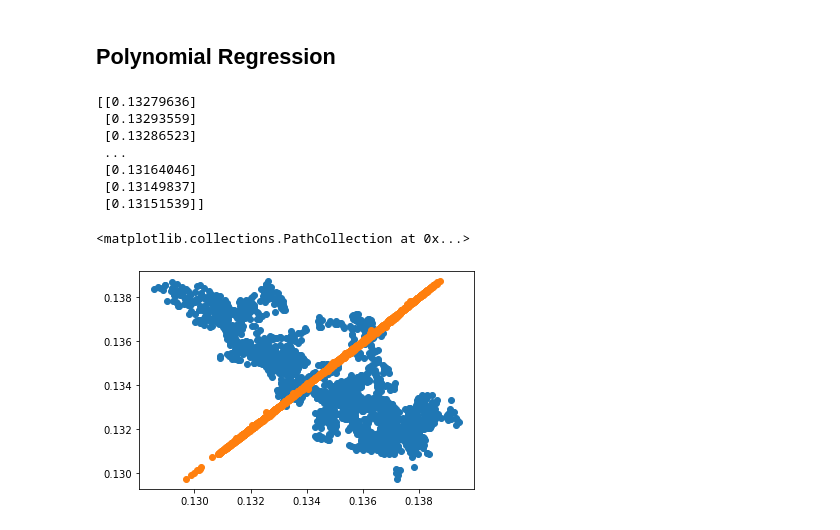
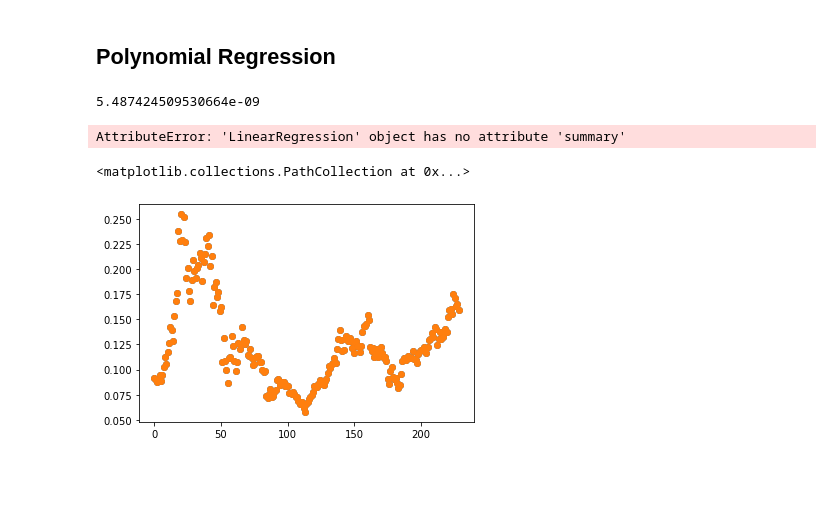
Before and after one commit to Stillerman/VET-Price-Prediction, a Jupyter notebook: Final Project.ipynb, the cells around one changed output. Cells and saved outputs as stored; diff of their text form; code cells hidden in the pictures; blank space fills up the shorter version.

Commit message:
Adapted Final Project with new data

```diff
--- a/Final Project.ipynb
+++ b/Final Project.ipynb
@@ -99,34 +112,61 @@ Text(0, 0.5, 'Precision')
 # %% [markdown]
 ## Polynomial Regression
+# %%
+X_train, X_test, y_train, y_test = train_test_split(df, y_Reg_VET, test_size=0.20, random_state=0, shuffle=False)
 # %%
 # WIP Polynomial Regression as another way to model our data
 poly = PolynomialFeatures(degree=2)
-X_poly = poly.fit_transform(x)
+X_poly = poly.fit_transform(df)
 X_test_poly = poly.fit_transform(X_test)
 
 lg = LinearRegression()
 
 # Fit
-lg.fit(X_poly, y_VET.reshape(-1, 1))
+lg.fit(X_poly, y_Reg_VET)
 
 # Obtain coefficients
 # print(lg.coef_)
 
 # Predict
 predictions_poly = lg.predict(X_test_poly)
-print(predictions_poly)
+# print(predictions_poly)
+
+lg.score(X_poly, y_Reg_VET)
+
+# RMSE Root-mean-square deviation
+print(np.sqrt(mean_squared_error(y_test, predictions_poly)))
+
+# Plotting the Least Squares Line
+sns.pairplot(data, x_vars=df.colums, y_vars='y_Reg_VET', size=7, aspect=0.7, kind='reg')
 # %% [output]
-[[0.13279636]
- [0.13293559]
- [0.13286523]
- ...
- [0.13164046]
- [0.13149837]
- [0.13151539]]
+5.487424509530664e-09
+AttributeError: 'LinearRegression' object has no attribute 'summary'
 # %%
-plt.scatter(y_VET.reshape(-1, 1)[:2499], predictions_poly)
+# print(y_Reg_VET[:229])
 
-plt.scatter(X_test["Close_VET"], predictions_poly)
+# print(y_Reg_VET[:229].shape)
+# print(predictions_poly.shape)
+# plt.scatter(y_Reg_VET[:229], predictions_poly)
+
+plt.scatter(np.arange(229), predictions_poly)
+
+plt.scatter(np.arange(229), y_Reg_VET[-229:])
+
+
+# residuals = np.subtract(predictions_poly, y_Reg_VET[-229:])
+
+# perc = np.zeros(len(residuals))
+# for i in range(0, len(residuals)):
+#     print(residuals[i])
+#     print(y_Reg_VET[-(229 - i)])
+#     perc[i] = (residuals[i] / y_Reg_VET[-(229 - i)]) * 100
+
+# print(perc)
+
+# print(y_Reg_VET[-229:].shape)
+
+
+# plt.scatter(X_test["Close_VET"], predictions_poly)
 # %% [output]
 <matplotlib.collections.PathCollection at 0x...>
-[figure, old version]
+[figure, new version]
```
Also changed, not shown: parts of 6 cells of this notebook, 1 other file.
